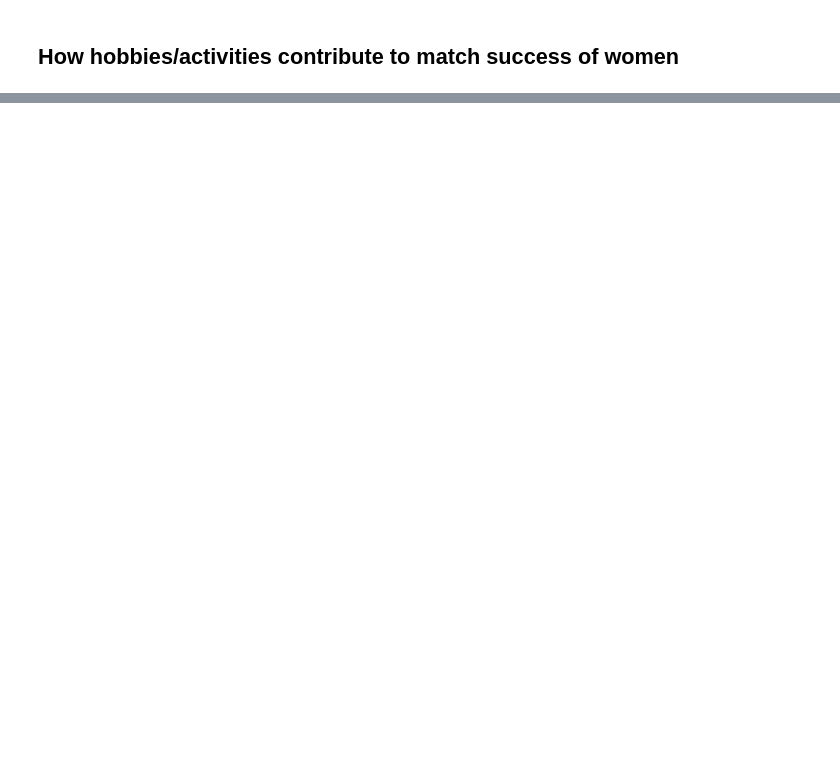
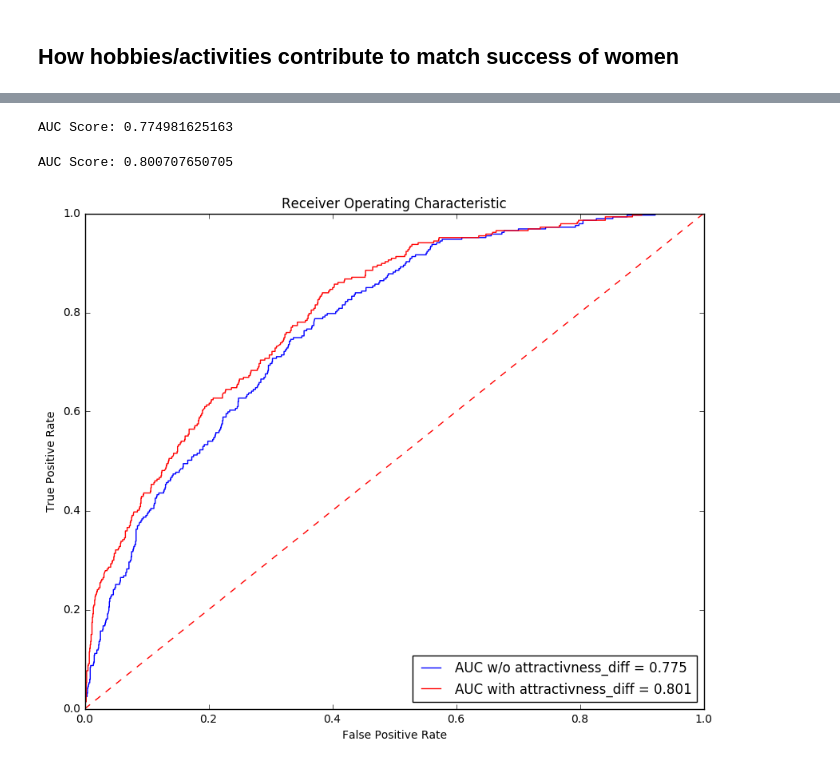
Before and after one commit to magescher/DataScience_SpeedDatingExperiment, a Jupyter notebook: SpeedDating.ipynb, the cells around one changed output, grey strips where cells are left out. Cells and saved outputs as stored; diff of their text form; code cells hidden in the pictures; blank space fills up the shorter version.

Commit message:
Added more graphs showing how modifying one aspect effects match probability

```diff
--- a/SpeedDating.ipynb
+++ b/SpeedDating.ipynb
@@ -469,0 +433,2 @@ lookup.head(20)
+# %%
+df=df.fillna(df.mean())
@@ -469,0 +453,49 @@ lookup.head(20)
+# %%
+y=df["match"]
+x=df[["imprace","imprelig","attr_o","sinc_o","fun_o","amb_o","like_o","prob_o","age_diff"]]
+x_train,x_test,y_train,y_test=train_test_split(x,y,test_size=.2,random_state=42)
+gb=GradientBoostingClassifier()
+gb.fit(x_train,y_train)
+
+prob=gb.predict_proba(x_test)
+output=[]
+for x in prob:
+    output.append(x[1])
+print "AUC Score: "+ str(roc_auc_score(y_true=y_test,y_score=output))
+# %% [output]
+AUC Score: 0.774981625163
+# %%
+y=df["match"]
+x=df[["imprace","imprelig","attr_o","sinc_o","fun_o","amb_o","like_o","prob_o","age_diff","attractiveness_diff"]]
+x_train,x_test,y_train,y_test=train_test_split(x,y,test_size=.2,random_state=42)
+gb=GradientBoostingClassifier()
+gb.fit(x_train,y_train)
+
+prob=gb.predict_proba(x_test)
+output2=[]
+for x in prob:
+    output2.append(x[1])
+print "AUC Score: "+ str(roc_auc_score(y_true=y_test,y_score=output2))
+# %% [output]
+AUC Score: 0.800707650705
+# %%
+from sklearn.metrics import roc_curve, auc
+from matplotlib.pylab import rcParams
+
+rcParams['figure.figsize'] = 10, 8
+false_positive_rate, true_positive_rate, thresholds = roc_curve(y_true=y_test,y_score=output)
+roc_auc = auc(false_positive_rate, true_positive_rate)
+
+false_positive_rate2, true_positive_rate2, thresholds2 = roc_curve(y_true=y_test,y_score=output2)
+roc_auc2 = auc(false_positive_rate2, true_positive_rate2)
+
+plt.title('Receiver Operating Characteristic')
+plt.plot(false_positive_rate, true_positive_rate, 'b', label='AUC w/o attractivness_diff = %0.3f'% roc_auc)
+plt.plot(false_positive_rate2, true_positive_rate2, 'r', label='AUC with attractivness_diff = %0.3f'% roc_auc2)
+plt.plot([0,1],[0,1],'r--')
+plt.legend(loc='lower right')
+plt.ylabel('True Positive Rate')
+plt.xlabel('False Positive Rate')
+plt.show()
+# %% [output]
+[figure, added]
```
Also changed, not shown: parts of 18 cells of this notebook.
